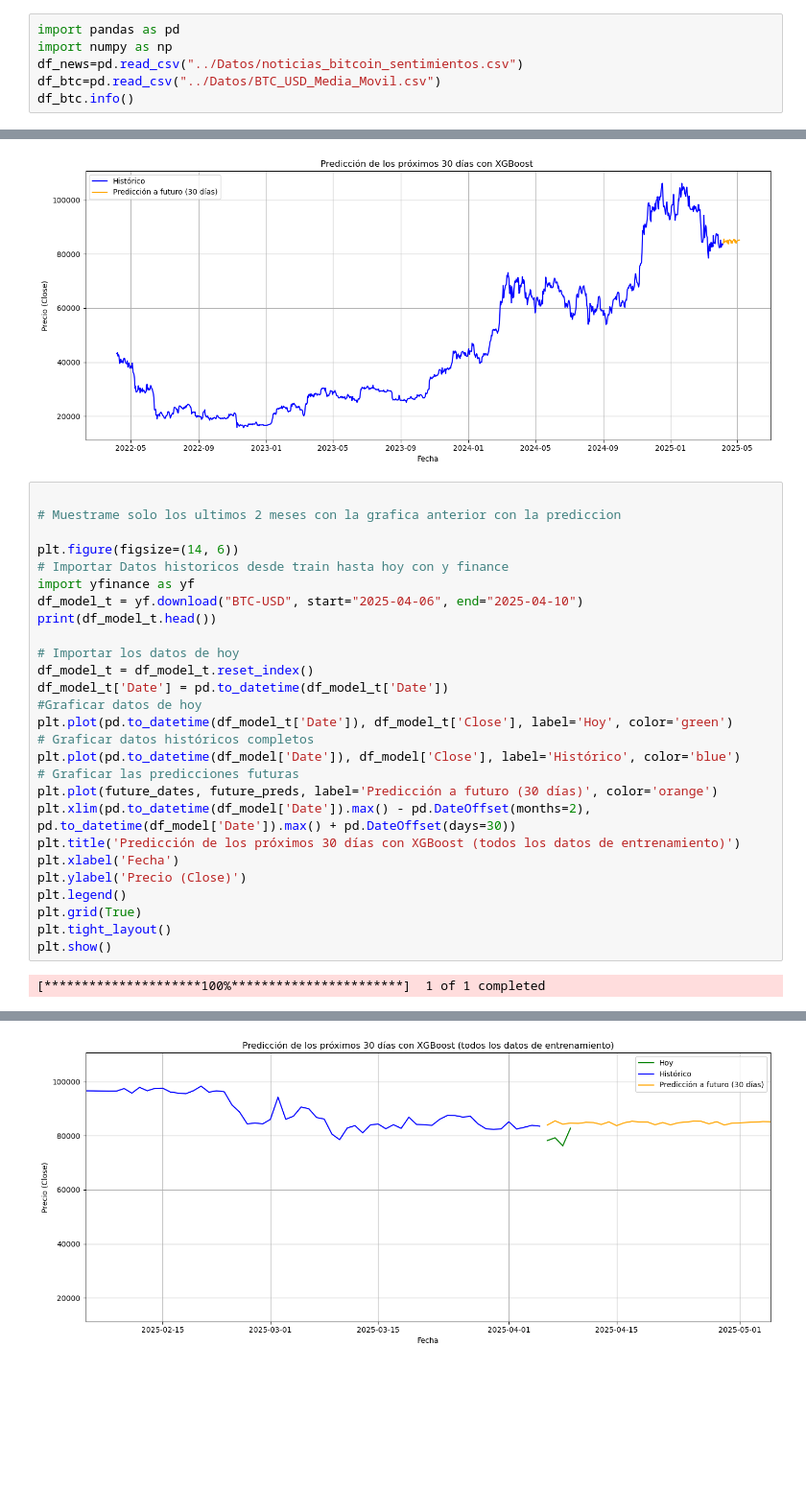
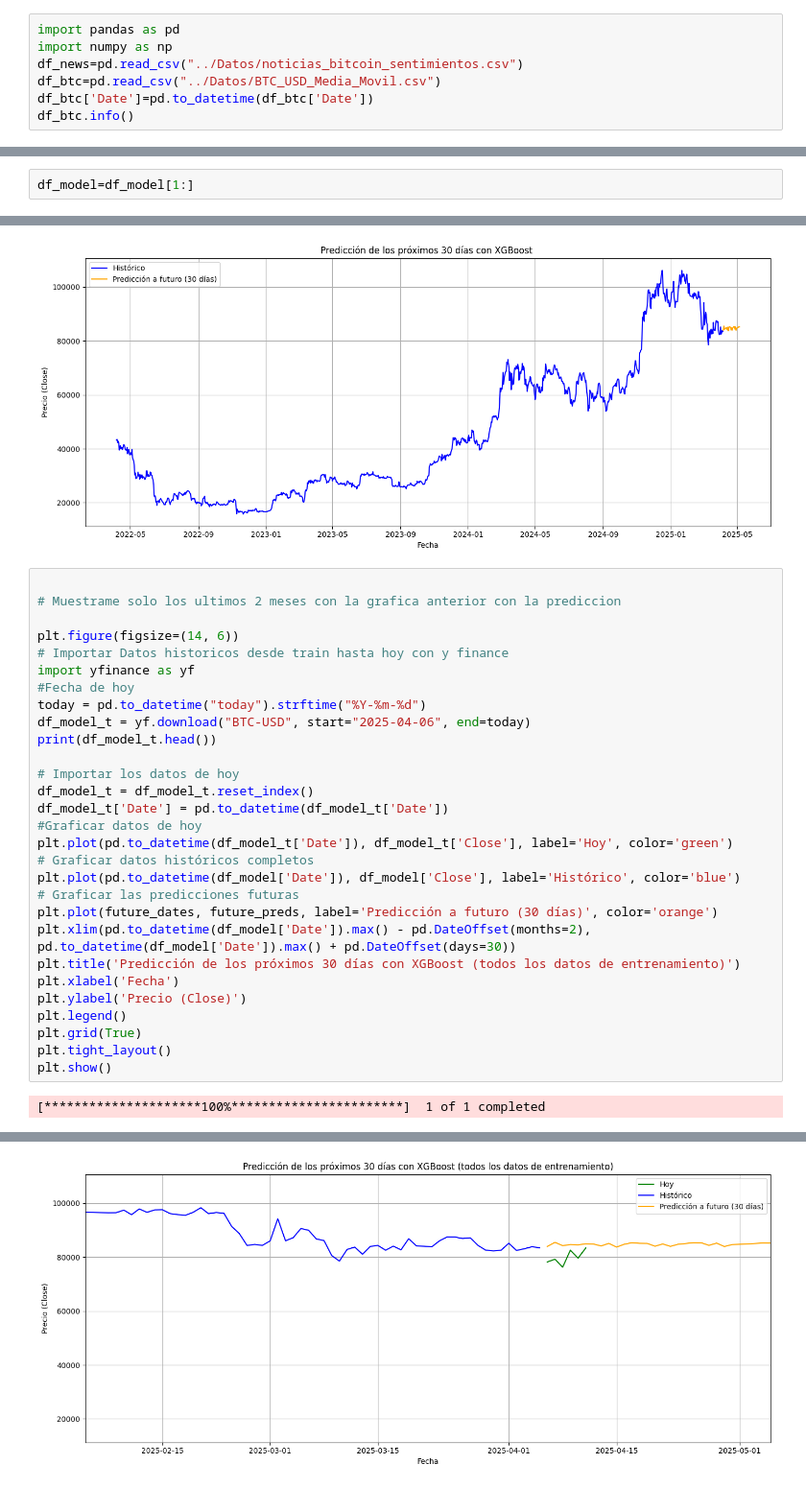
Before and after one commit to seba098098/Projecto_TRM, a Jupyter notebook: Notebooks/04_Modelado_Predictivo_Con_ML_XGB_ARIMA..ipynb, the cells around one changed output, grey strips where cells are left out. Shown at 96% size. Cells and saved outputs as stored; diff of their text form; blank space fills up the shorter version.

```diff
--- a/Notebooks/04_Modelado_Predictivo_Con_ML_XGB_ARIMA..ipynb
+++ b/Notebooks/04_Modelado_Predictivo_Con_ML_XGB_ARIMA..ipynb
@@ -7,6 +7,7 @@ import pandas as pd
 import numpy as np
 df_news=pd.read_csv("../Datos/noticias_bitcoin_sentimientos.csv")
 df_btc=pd.read_csv("../Datos/BTC_USD_Media_Movil.csv")
+df_btc['Date']=pd.to_datetime(df_btc['Date'])
 df_btc.info()
 # %% [output]
 <class 'pandas.core.frame.DataFrame'>
@@ -543,4 +559,6 @@ RMSE: 3157.48
 [figure]
+# %%
+df_model=df_model[1:]
 # %%
 import pandas as pd
 import numpy as np
@@ -810,7 +828,9 @@ RMSE (datos históricos): 544.7197975942689
 plt.figure(figsize=(14, 6))
 # Importar Datos historicos desde train hasta hoy con y finance
 import yfinance as yf
-df_model_t = yf.download("BTC-USD", start="2025-04-06", end="2025-04-10")
+#Fecha de hoy
+today = pd.to_datetime("today").strftime("%Y-%m-%d")
+df_model_t = yf.download("BTC-USD", start="2025-04-06", end=today)
 print(df_model_t.head())
 
 # Importar los datos de hoy
@@ -850 +872 @@ Date
-[figure, old version]
+[figure, new version]
```
Also changed, not shown: parts of 20 cells of this notebook, 1 other file.
